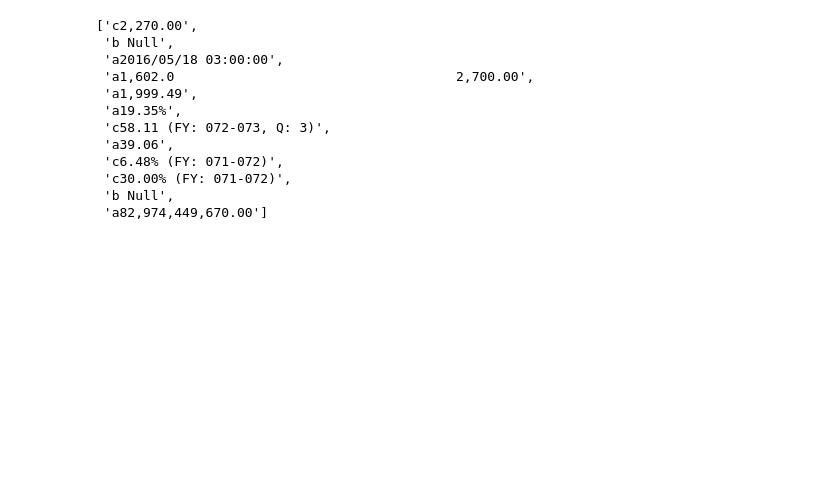
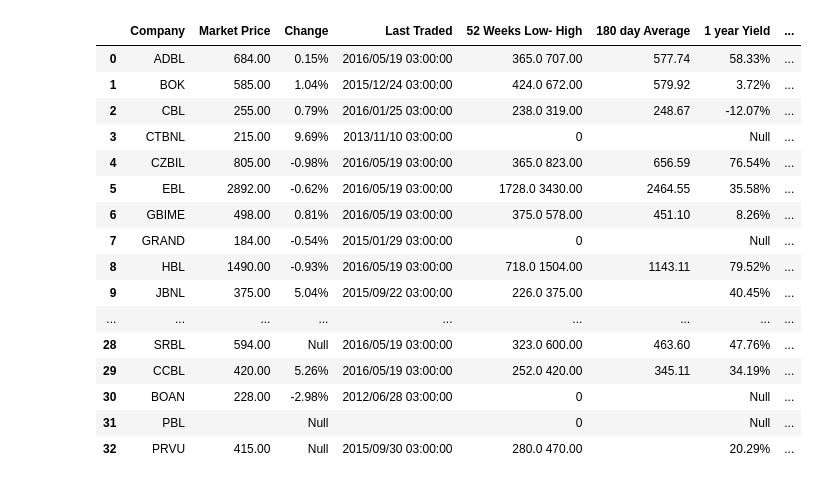
Before and after one commit to ankitbhaukajee/datascience, a Jupyter notebook: datascience/sharessss.ipynb, the cells around one changed output. Cells and saved outputs as stored; diff of their text form; code cells hidden in the pictures; blank space fills up the shorter version.

```diff
--- a/datascience/sharessss.ipynb
+++ b/datascience/sharessss.ipynb
@@ -37,0 +32,24 @@ compUrl
+# %%
+
+
+a=lagani(links)
+# %%
+a
+# %% [output]
+|  | Company | Market Price | Change | Last Traded | 52 Weeks Low- High | 180 day Average | 1 year Yield | ... |
+| 0 | ADBL | 684.00 | 0.15% | 2016/05/19 03:00:00 | 365.0 707.00 | 577.74 | 58.33% | ... |
+| 1 | BOK | 585.00 | 1.04% | 2015/12/24 03:00:00 | 424.0 672.00 | 579.92 | 3.72% | ... |
+| 2 | CBL | 255.00 | 0.79% | 2016/01/25 03:00:00 | 238.0 319.00 | 248.67 | -12.07% | ... |
+| 3 | CTBNL | 215.00 | 9.69% | 2013/11/10 03:00:00 | 0 |  | Null | ... |
+| 4 | CZBIL | 805.00 | -0.98% | 2016/05/19 03:00:00 | 365.0 823.00 | 656.59 | 76.54% | ... |
+| 5 | EBL | 2892.00 | -0.62% | 2016/05/19 03:00:00 | 1728.0 3430.00 | 2464.55 | 35.58% | ... |
+| 6 | GBIME | 498.00 | 0.81% | 2016/05/19 03:00:00 | 375.0 578.00 | 451.10 | 8.26% | ... |
+| 7 | GRAND | 184.00 | -0.54% | 2015/01/29 03:00:00 | 0 |  | Null | ... |
+| 8 | HBL | 1490.00 | -0.93% | 2016/05/19 03:00:00 | 718.0 1504.00 | 1143.11 | 79.52% | ... |
+| 9 | JBNL | 375.00 | 5.04% | 2015/09/22 03:00:00 | 226.0 375.00 |  | 40.45% | ... |
+| ... | ... | ... | ... | ... | ... | ... | ... | ... |
+| 28 | SRBL | 594.00 | Null | 2016/05/19 03:00:00 | 323.0 600.00 | 463.60 | 47.76% | ... |
+| 29 | CCBL | 420.00 | 5.26% | 2016/05/19 03:00:00 | 252.0 420.00 | 345.11 | 34.19% | ... |
+| 30 | BOAN | 228.00 | -2.98% | 2012/06/28 03:00:00 | 0 |  | Null | ... |
+| 31 | PBL |  | Null |  | 0 |  | Null | ... |
+| 32 | PRVU | 415.00 | Null | 2015/09/30 03:00:00 | 280.0 470.00 |  | 20.29% | ... |
@@ -62,15 +95,0 @@ def lagani(url):
-# %%
-lagani()
-# %% [output]
-['c2,270.00',
- 'b Null',
- 'a2016/05/18 03:00:00',
- 'a1,602.0                                    2,700.00',
- 'a1,999.49',
- 'a19.35%',
- 'c58.11 (FY: 072-073, Q: 3)',
- 'a39.06',
- 'c6.48% (FY: 071-072)',
- 'c30.00% (FY: 071-072)',
- 'b Null',
- 'a82,974,449,670.00']
```
Also changed, not shown: parts of 13 cells of this notebook, 6 other files.
